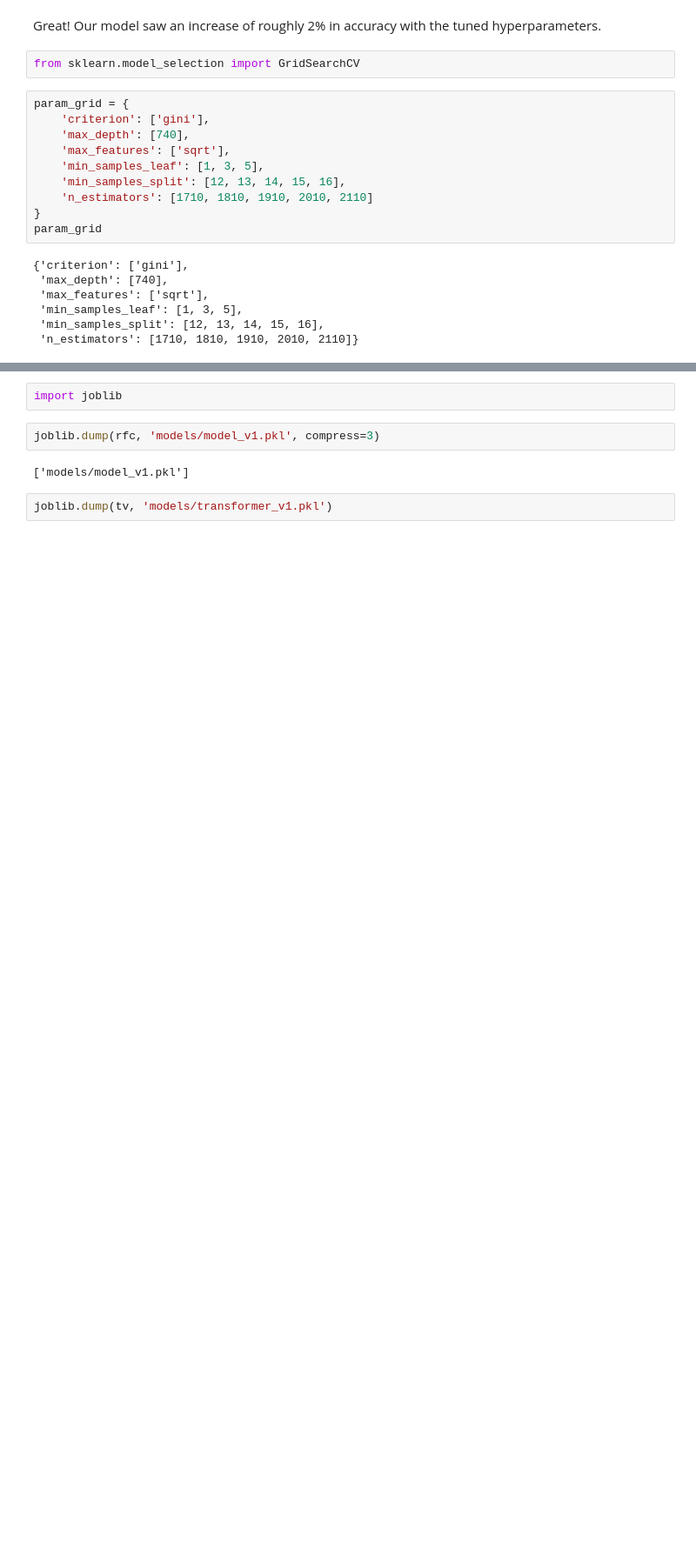
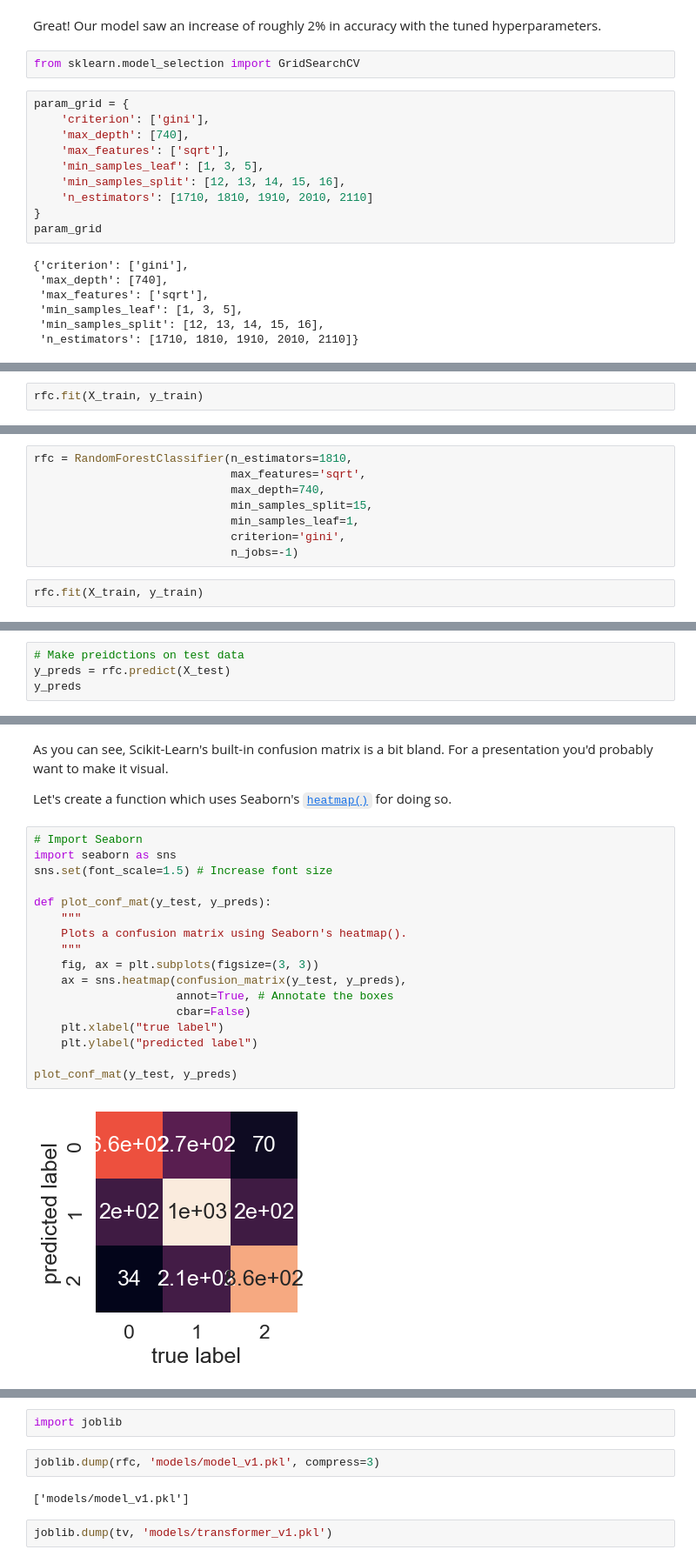
Before and after one commit to harisj58/sentiment-analysis, a Jupyter notebook: end-to-end-tweet-sentiment-analysis.ipynb, the cells around one changed output, grey strips where cells are left out. Shown: that part at 87% size. Cells and saved outputs as stored; diff of their text form; blank space fills up the shorter version.

```diff
--- a/end-to-end-tweet-sentiment-analysis.ipynb
+++ b/end-to-end-tweet-sentiment-analysis.ipynb
@@ -477,0 +508,2 @@ Fitting 5 folds for each of 75 candidates, totalling 375 fits
+# %%
+rfc.fit(X_train, y_train)
@@ -477,0 +538,10 @@ Fitting 5 folds for each of 75 candidates, totalling 375 fits
+# %%
+rfc = RandomForestClassifier(n_estimators=1810,
+                             max_features='sqrt',
+                             max_depth=740,
+                             min_samples_split=15,
+                             min_samples_leaf=1,
+                             criterion='gini',
+                             n_jobs=-1)
+# %%
+rfc.fit(X_train, y_train)
@@ -477,0 +551,4 @@ Fitting 5 folds for each of 75 candidates, totalling 375 fits
+# %%
+# Make preidctions on test data
+y_preds = rfc.predict(X_test)
+y_preds
@@ -477,0 +592,23 @@ Fitting 5 folds for each of 75 candidates, totalling 375 fits
+# %% [markdown]
+As you can see, Scikit-Learn's built-in confusion matrix is a bit bland. For a presentation you'd probably want to make it visual.
+
+Let's create a function which uses Seaborn's [`heatmap()`](https://seaborn.pydata.org/generated/seaborn.heatmap.html) for doing so.
+# %%
+# Import Seaborn
+import seaborn as sns
+sns.set(font_scale=1.5) # Increase font size
+
+def plot_conf_mat(y_test, y_preds):
+    """
+    Plots a confusion matrix using Seaborn's heatmap().
+    """
+    fig, ax = plt.subplots(figsize=(3, 3))
+    ax = sns.heatmap(confusion_matrix(y_test, y_preds),
+                     annot=True, # Annotate the boxes
+                     cbar=False)
+    plt.xlabel("true label")
+    plt.ylabel("predicted label")
+
+plot_conf_mat(y_test, y_preds)
+# %% [output]
+[figure, added]
```
Also changed, not shown: parts of 38 cells of this notebook, 1 other file.
